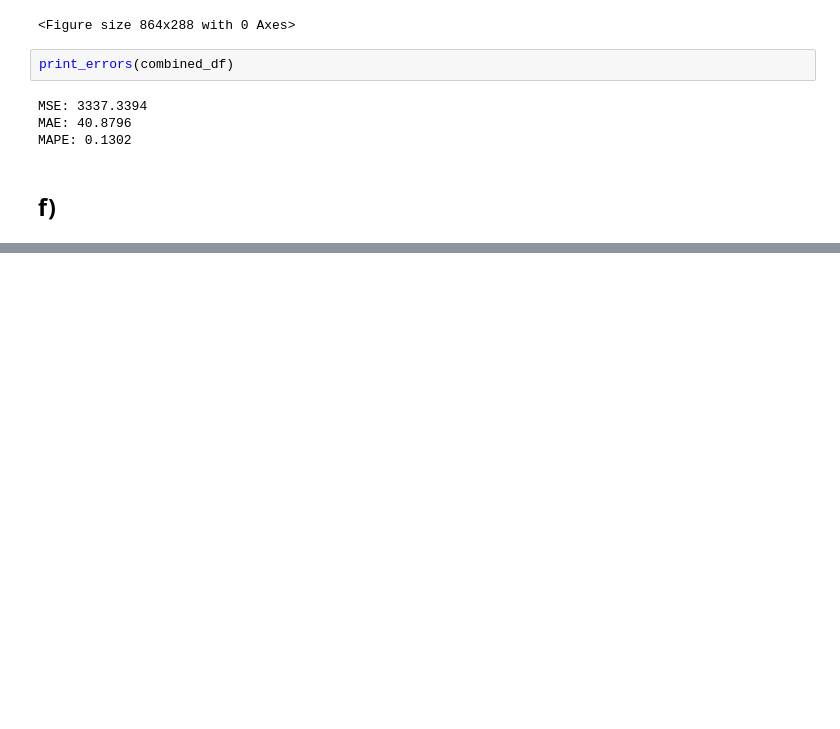
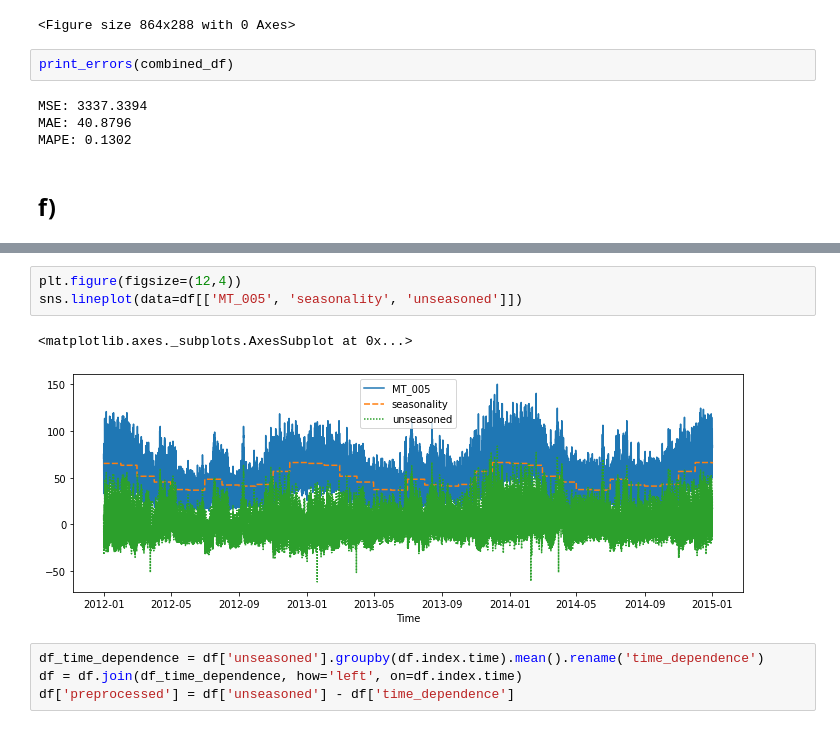
Before and after one commit to AdrianUrbanski/ADM, a Jupyter notebook: lista1.ipynb, the cells around one changed output, grey strips where cells are left out. Cells and saved outputs as stored; diff of their text form; blank space fills up the shorter version.

```diff
--- a/lista1.ipynb
+++ b/lista1.ipynb
@@ -825,0 +821,10 @@ See the caveats in the documentation: https://pandas.pydata.org/pandas-docs/stab
+# %%
+plt.figure(figsize=(12,4))
+sns.lineplot(data=df[['MT_005', 'seasonality', 'unseasoned']])
+# %% [output]
+<matplotlib.axes._subplots.AxesSubplot at 0x...>
+[figure, added]
+# %%
+df_time_dependence = df['unseasoned'].groupby(df.index.time).mean().rename('time_dependence')
+df = df.join(df_time_dependence, how='left', on=df.index.time)
+df['preprocessed'] = df['unseasoned'] - df['time_dependence']
```
Also changed, not shown: parts of 27 cells of this notebook.
